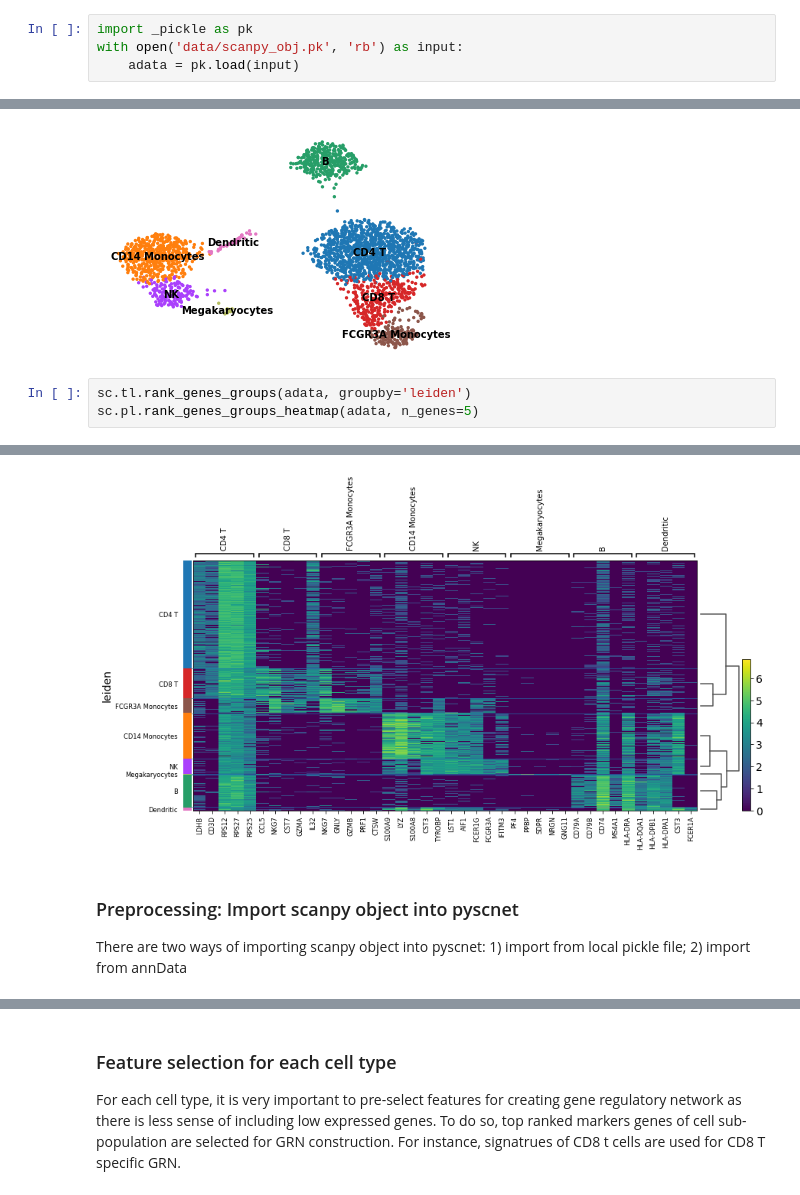
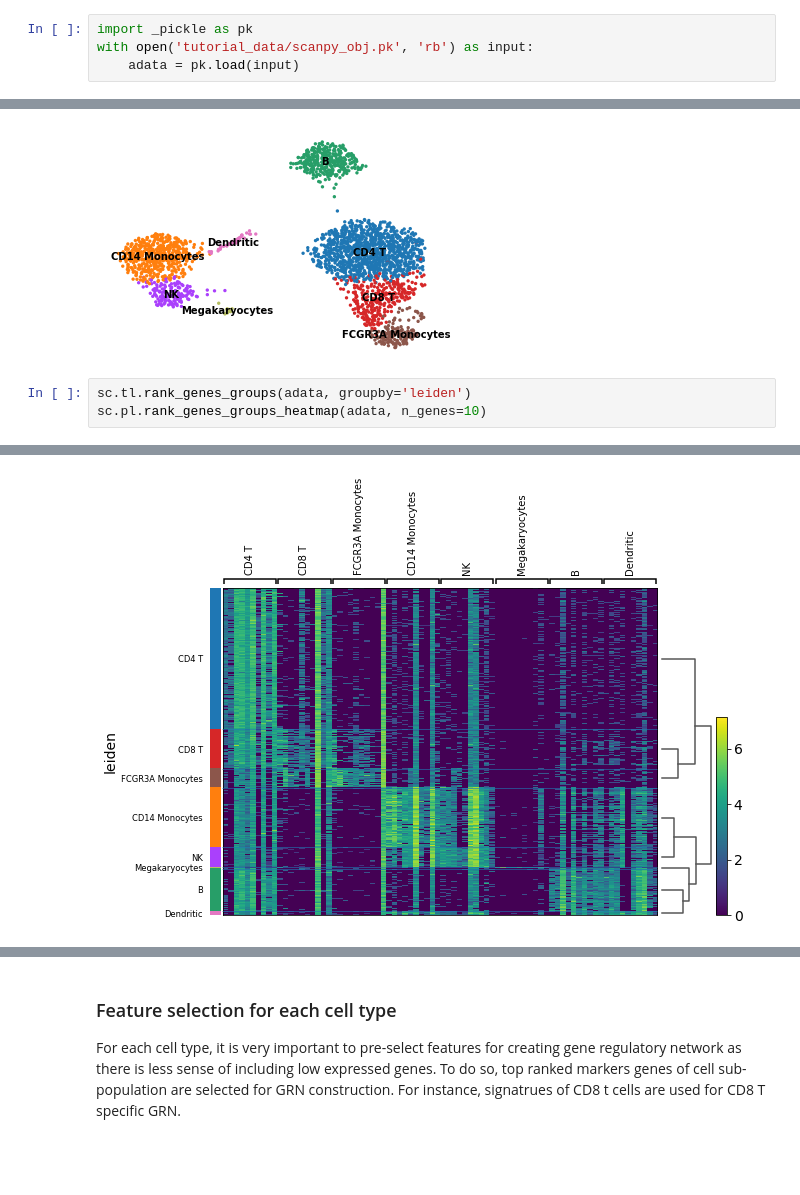
Before and after one commit to MingBit/PySCNet, a Jupyter notebook: tutorial/pyscnet_scanpy.ipynb, the cells around one changed output, grey strips where cells are left out. Saved outputs shown, nothing was run; the diff lists cells and outputs as text; blank space fills up the shorter version.

```diff
--- a/tutorial/pyscnet_scanpy.ipynb
+++ b/tutorial/pyscnet_scanpy.ipynb
@@ -42,7 +43,7 @@ ImportError: cannot import name 'show_net'
 PBMC data preprocessed and analyzed by scanpy as explained in [this tutorial](https://scanpy-tutorials.readthedocs.io/en/latest/pbmc3k.html). pyscnet provides an interface which converts processed [AnnData](https://anndata.readthedocs.io/en/stable/anndata.AnnData.html) from scanpy into gnetData.
 # %%
 import _pickle as pk
-with open('data/scanpy_obj.pk', 'rb') as input:
+with open('tutorial_data/scanpy_obj.pk', 'rb') as input:
     adata = pk.load(input)
 # %% [markdown]
 ### Analysis results from scanpy
@@ -53,7 +54,7 @@ sc.pl.umap(adata, color='leiden', legend_loc='on data', title='', frameon=False)
 [figure]
 # %%
 sc.tl.rank_genes_groups(adata, groupby='leiden')
-sc.pl.rank_genes_groups_heatmap(adata, n_genes=5)
+sc.pl.rank_genes_groups_heatmap(adata, n_genes=10)
 # %% [output]
 ranking genes
     finished: added to `.uns['rank_genes_groups']`
@@ -68,4 +70 @@ Storing dendrogram info using `.uns['dendrogram_leiden']`
-[figure, old version]
+[figure, new version]
-# %% [markdown]
-### Preprocessing: Import scanpy object into pyscnet
-There are two ways of importing scanpy object into pyscnet: 1) import from local pickle file; 2) import from annData
```
Also changed, not shown: parts of 29 cells of this notebook, 9 other files.
